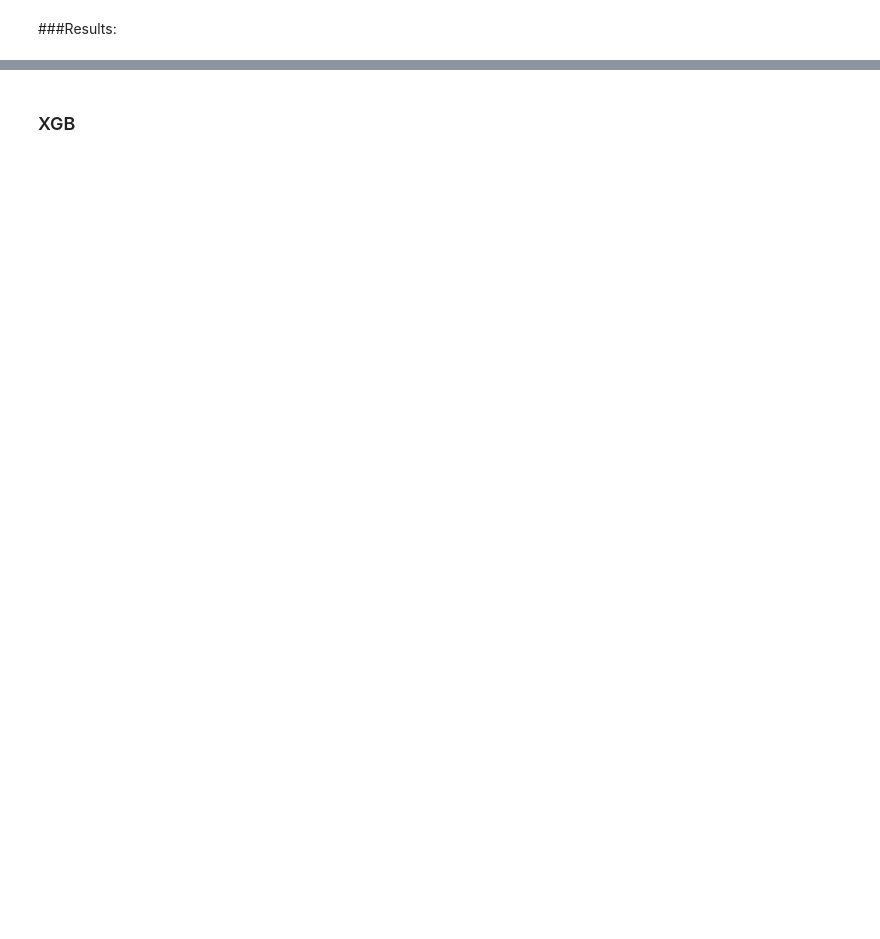
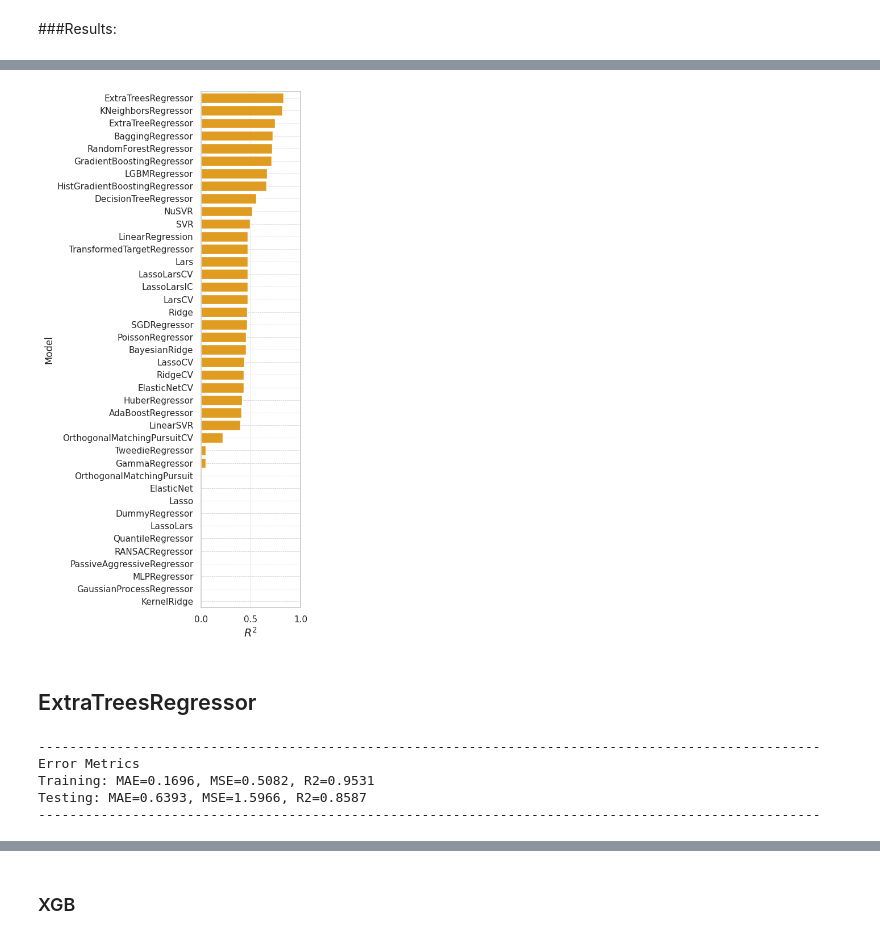
Before and after one commit to GermanOmar/LPBF, a Jupyter notebook: RDAl_prediction.ipynb, the cells around one changed output, grey strips where cells are left out. Saved outputs shown, nothing was run; the diff lists cells and outputs as text; code cells hidden in the pictures; blank space fills up the shorter version.

```diff
--- a/RDAl_prediction.ipynb
+++ b/RDAl_prediction.ipynb
@@ -218,3 +266,26 @@ KernelRidge                               -971.51    -828.49 96.82        0.03
+# %%
+import matplotlib.pyplot as plt
+import seaborn as sns
+plt.rcParams['font.family'] = 'serif'
+plt.style.use('seaborn-v0_8-white')
+palette = sns.color_palette("crest", len(mi_df))
+sns.set_theme(style="whitegrid")
+
+predictions["R-Squared"] = [0 if i < 0 else i for i in predictions.iloc[:,0] ]
+plt.figure(figsize=(5, 10))
+palette = sns.color_palette("flare", len(corr_df))
+ax = sns.barplot(y=predictions.index, x="R-Squared", data=predictions, color='orange')
+ax.set(xlim=(0, 1))
+plt.xlabel('$R^2$', fontsize=14)
+
+plt.grid(True, which='both', linestyle='--', linewidth=0.5)
+plt.tight_layout()
+
+plt.savefig('lazy2.png', dpi=300)
+
+plt.show()
+# %% [output]
+[figure, added]
 # %%
 #---------Scikit-learn Utilities---------------------------------------------------------------------------------------------
 from sklearn.metrics import r2_score as R2
@@ -226,3 +297,38 @@ from sklearn.utils import shuffle
 from sklearn.ensemble import GradientBoostingRegressor, RandomForestRegressor
 from sklearn.svm import SVR
 from sklearn.gaussian_process import GaussianProcessRegressor
+# %% [markdown]
+## ExtraTreesRegressor
+# %%
+from sklearn.ensemble import ExtraTreesRegressor
+#KERNEL
+#GBR=GradientBoostingRegressor(n_estimators=100, random_state=0)
+ETR=ExtraTreesRegressor(n_estimators=1000, random_state=42 )
+
+#START TRAINING
+ETR.fit(X_train, y_train)
+#PREDICTION
+y_train_pred = ETR.predict(X_train)
+y_test_pred = ETR.predict(X_test)
+
+y_pred_train = ETR.predict(X_train)
+y_pred_test = ETR.predict(X_test)
+
+MSE_train = MSE(y_train, y_train_pred)
+MSE_test = MSE(y_test, y_test_pred)
+r2_train = R2(y_train, y_train_pred)
+r2_test = R2(y_test, y_test_pred)
+mae_train = MAE(y_train, y_train_pred)
+mae_test = MAE(y_test, y_test_pred)
+
+print('-'*100)
+print(f'Error Metrics')
+print(f'Training: MAE={mae_train:.4f}, MSE={MSE_train:.4f}, R2={r2_train:.4f}')
+print(f'Testing: MAE={mae_test:.4f}, MSE={MSE_test:.4f}, R2={r2_test:.4f}')
+print('-'*100)
+# %% [output]
+----------------------------------------------------------------------------------------------------
+Error Metrics
+Training: MAE=0.1696, MSE=0.5082, R2=0.9531
+Testing: MAE=0.6393, MSE=1.5966, R2=0.8587
+----------------------------------------------------------------------------------------------------
```
Also changed, not shown: parts of 49 cells of this notebook.
